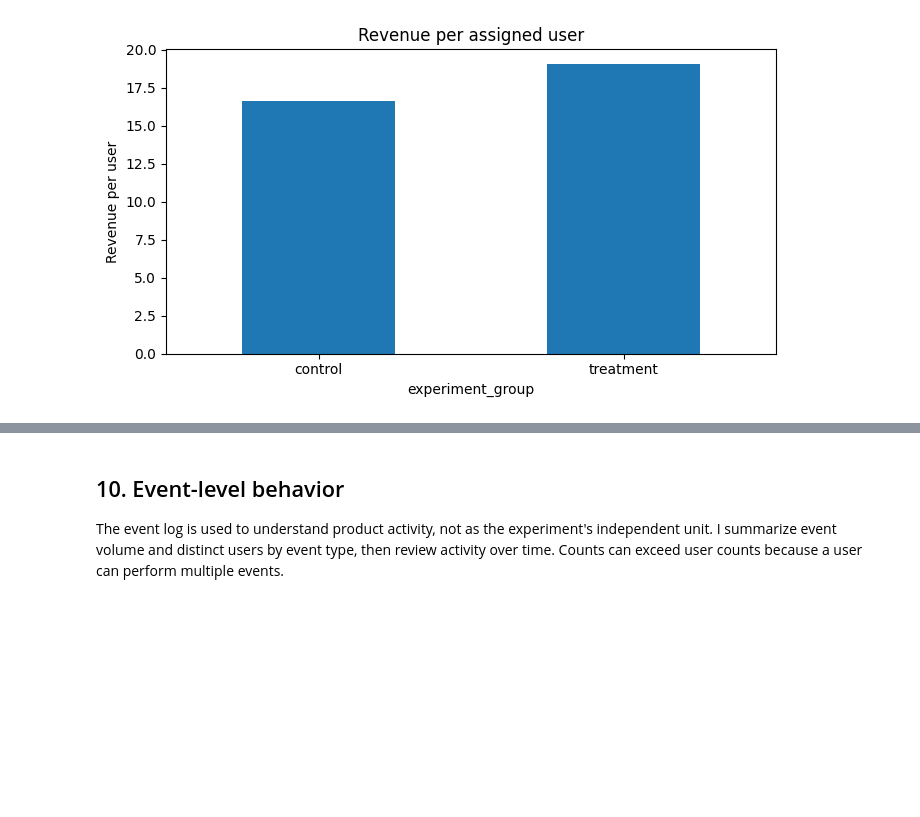
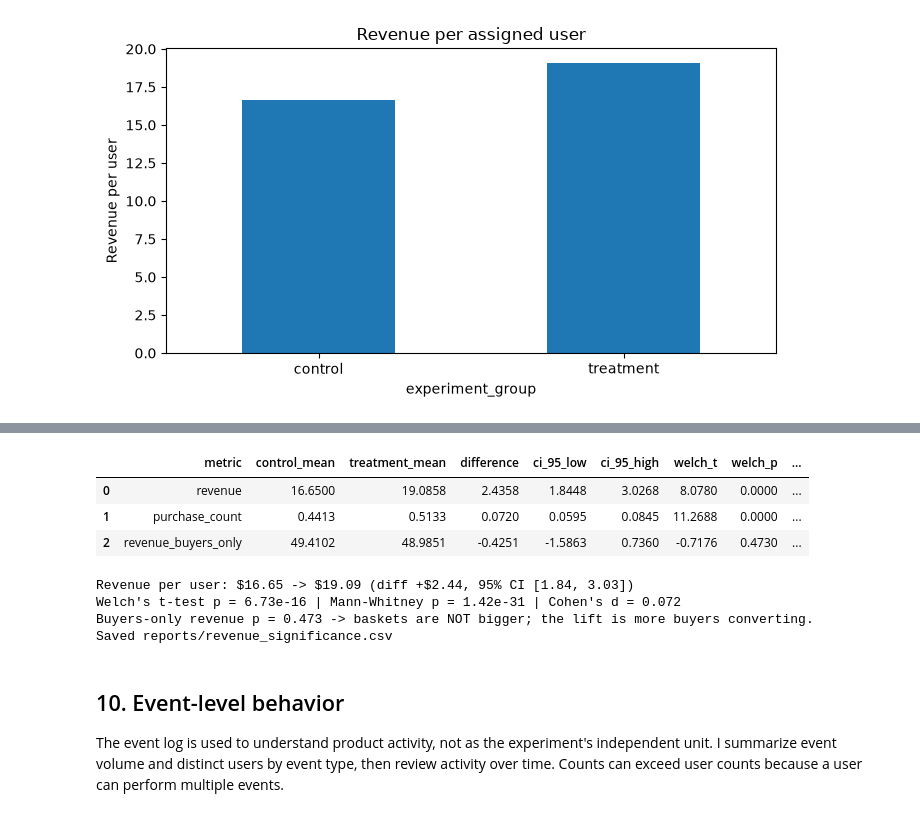
Before and after one commit to Lifewitdata/product-feature-experimentation-conversion-optimization, a Jupyter notebook: notebooks/product_feature_experimentation.ipynb, the cells around one changed output, grey strips where cells are left out. Saved outputs shown, nothing was run; the diff lists cells and outputs as text; code cells hidden in the pictures; blank space fills up the shorter version.

```diff
--- a/notebooks/product_feature_experimentation.ipynb
+++ b/notebooks/product_feature_experimentation.ipynb
@@ -401,3 +411,55 @@ ax.set_ylabel("Revenue per user"); plt.tight_layout(); plt.show()
+# %%
+from scipy.stats import ttest_ind, mannwhitneyu
+
+def continuous_test(control_values, treatment_values):
+    """Welch t-test + Mann-Whitney U + Cohen's d for one continuous metric."""
+    a = np.asarray(control_values, dtype=float)
+    b = np.asarray(treatment_values, dtype=float)
+    t = ttest_ind(b, a, equal_var=False)                       # Welch's t-test
+    u = mannwhitneyu(b, a, alternative="two-sided")            # rank-based check
+    diff = b.mean() - a.mean()
+    se = np.sqrt(a.var(ddof=1) / len(a) + b.var(ddof=1) / len(b))
+    pooled_sd = np.sqrt(((len(a) - 1) * a.var(ddof=1) + (len(b) - 1) * b.var(ddof=1)) / (len(a) + len(b) - 2))
+    return {
+        "control_mean": a.mean(), "treatment_mean": b.mean(), "difference": diff,
+        "ci_95_low": diff - 1.96 * se, "ci_95_high": diff + 1.96 * se,
+        "welch_t": t.statistic, "welch_p": t.pvalue,
+        "mann_whitney_p": u.pvalue, "cohens_d": diff / pooled_sd,
+    }
+
+control = experiment[experiment["experiment_group"] == "control"]
+treatment = experiment[experiment["experiment_group"] == "treatment"]
+
+rows = []
+for metric in ["revenue", "purchase_count"]:
+    rows.append({"metric": metric, **continuous_test(control[metric], treatment[metric])})
+
+buyers = experiment[experiment["converted"] == 1]
+rows.append({"metric": "revenue_buyers_only", **continuous_test(
+    buyers[buyers["experiment_group"] == "control"]["revenue"],
+    buyers[buyers["experiment_group"] == "treatment"]["revenue"])})
+
+revenue_significance = pd.DataFrame(rows)
+display(revenue_significance)
+
+rev = revenue_significance.iloc[0]
+print(f"Revenue per user: ${rev.control_mean:,.2f} -> ${rev.treatment_mean:,.2f} "
+      f"(diff +${rev.difference:,.2f}, 95% CI [{rev.ci_95_low:,.2f}, {rev.ci_95_high:,.2f}])")
+print(f"Welch's t-test p = {rev.welch_p:.2e} | Mann-Whitney p = {rev.mann_whitney_p:.2e} | Cohen's d = {rev.cohens_d:.3f}")
+print("Buyers-only revenue p = "
+      f"{revenue_significance.iloc[2].welch_p:.3f} -> baskets are NOT bigger; the lift is more buyers converting.")
+
+revenue_significance.to_csv(REPORT_DIR / "revenue_significance.csv", index=False)
+print("Saved reports/revenue_significance.csv")
+# %% [output]
+|  | metric | control_mean | treatment_mean | difference | ci_95_low | ci_95_high | welch_t | welch_p | ... |
+| 0 | revenue | 16.6500 | 19.0858 | 2.4358 | 1.8448 | 3.0268 | 8.0780 | 0.0000 | ... |
+| 1 | purchase_count | 0.4413 | 0.5133 | 0.0720 | 0.0595 | 0.0845 | 11.2688 | 0.0000 | ... |
+| 2 | revenue_buyers_only | 49.4102 | 48.9851 | -0.4251 | -1.5863 | 0.7360 | -0.7176 | 0.4730 | ... |
+Revenue per user: $16.65 -> $19.09 (diff +$2.44, 95% CI [1.84, 3.03])
+Welch's t-test p = 6.73e-16 | Mann-Whitney p = 1.42e-31 | Cohen's d = 0.072
+Buyers-only revenue p = 0.473 -> baskets are NOT bigger; the lift is more buyers converting.
+Saved reports/revenue_significance.csv
 # %% [markdown]
 ## 10. Event-level behavior
 
```
Also changed, not shown: parts of 5 cells of this notebook, 19 other files.
